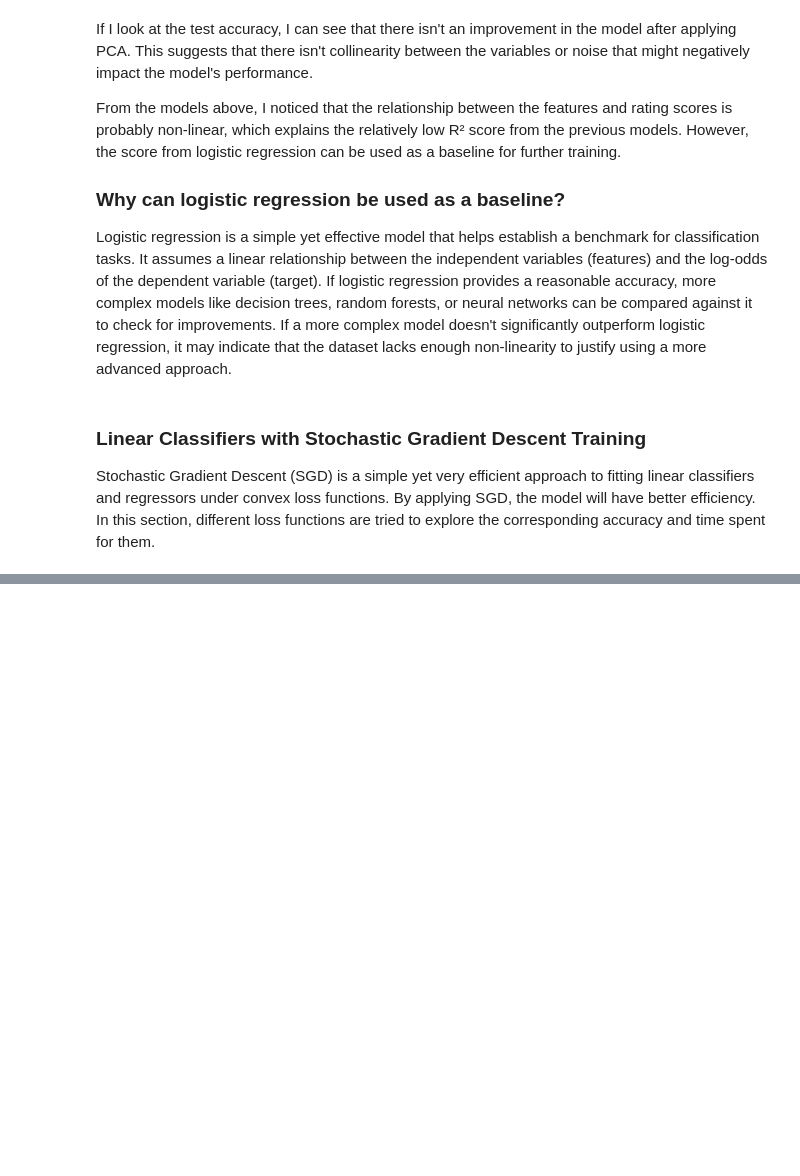
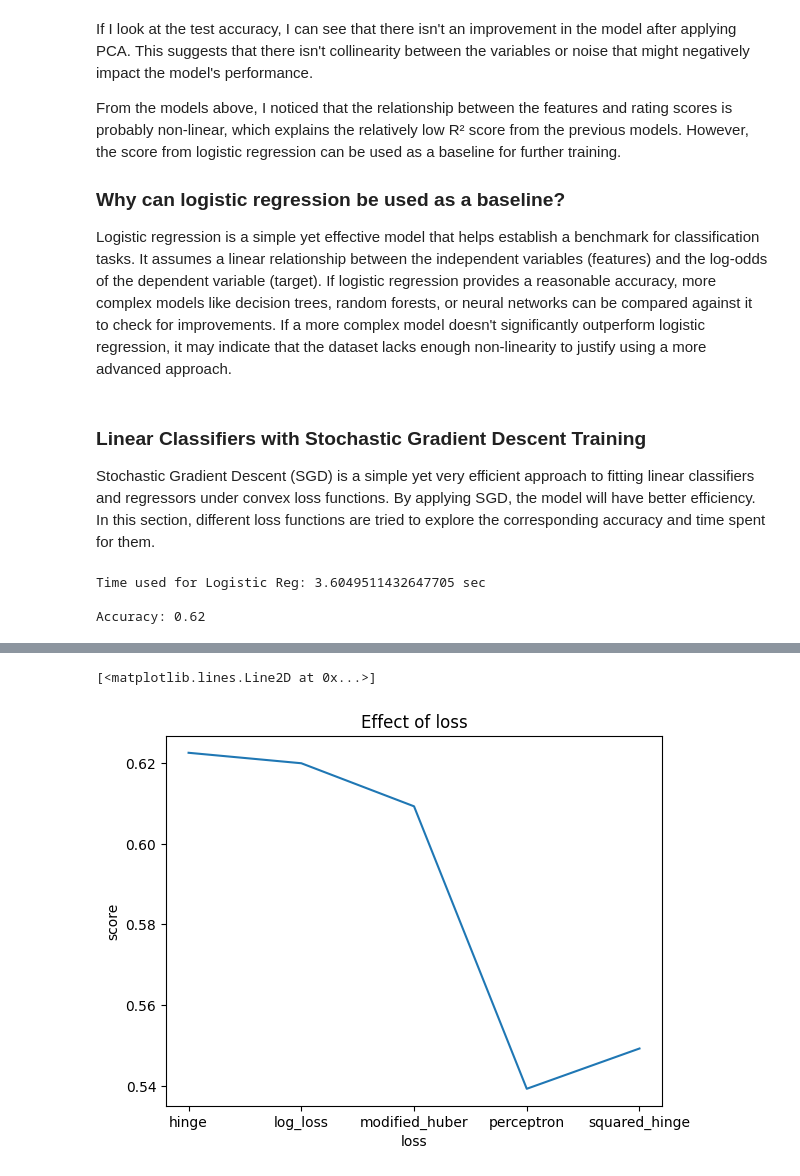
Before and after one commit to waiz2601/Brazilian-E-Commerce-Public-Dataset-by-Olist, a Jupyter notebook: model_building.ipynb, the cells around one changed output, grey strips where cells are left out. Cells and saved outputs as stored; diff of their text form; code cells hidden in the pictures; blank space fills up the shorter version.

Commit message:
low accuracy

```diff
--- a/model_building.ipynb
+++ b/model_building.ipynb
@@ -326,3 +322,41 @@ Logistic regression is a simple yet effective model that helps establish a bench
 ### Linear Classifiers with Stochastic Gradient Descent Training
 
 Stochastic Gradient Descent (SGD) is a simple yet very efficient approach to fitting linear classifiers and regressors under convex loss functions. By applying SGD, the model will have better efficiency. In this section, different loss functions are tried to explore the corresponding accuracy and time spent for them.
+# %%
+start = time.time()
+clf = make_pipeline(StandardScaler(), \
+                    lm.SGDClassifier(loss='log_loss', max_iter=1000, tol=1e-3))
+clf.fit(x_train, y_train)
+y_pred = clf.predict(x_test)
+end = time.time()
+print(f"Time used for Logistic Reg: {end - start} sec\n")
+print('Accuracy: {:.2f}'.format(accuracy_score(y_test, y_pred)))
+# %% [output]
+Time used for Logistic Reg: 3.6049511432647705 sec
+
+Accuracy: 0.62
+# %%
+losses = ["hinge", "log_loss", "modified_huber", "perceptron", "squared_hinge"]
+scores = []
+times = []
+
+for loss in losses:
+    print(f'Computing for loss: {loss}')
+    start = time.time()
+    clf = make_pipeline(StandardScaler(), \
+                        lm.SGDClassifier(loss=loss, max_iter=1000, tol=1e-3))
+    clf.fit(x_train, y_train)
+    score = clf.score(x_test, y_test)
+    end = time.time()
+    scores.append(score)
+    times.append(end - start)
+
+# Plot the loss functions' scores
+plt.title("Effect of loss")
+plt.xlabel("loss")
+plt.ylabel("score")
+plt.grid(False)
+x = np.arange(len(losses))
+plt.xticks(x, losses)
+plt.plot(x, scores)
+# %% [output]
@@ -328,0 +368,2 @@ Stochastic Gradient Descent (SGD) is a simple yet very efficient approach to fit
+[<matplotlib.lines.Line2D at 0x...>]
+[figure, added]
```
Also changed, not shown: parts of 10 cells of this notebook.
